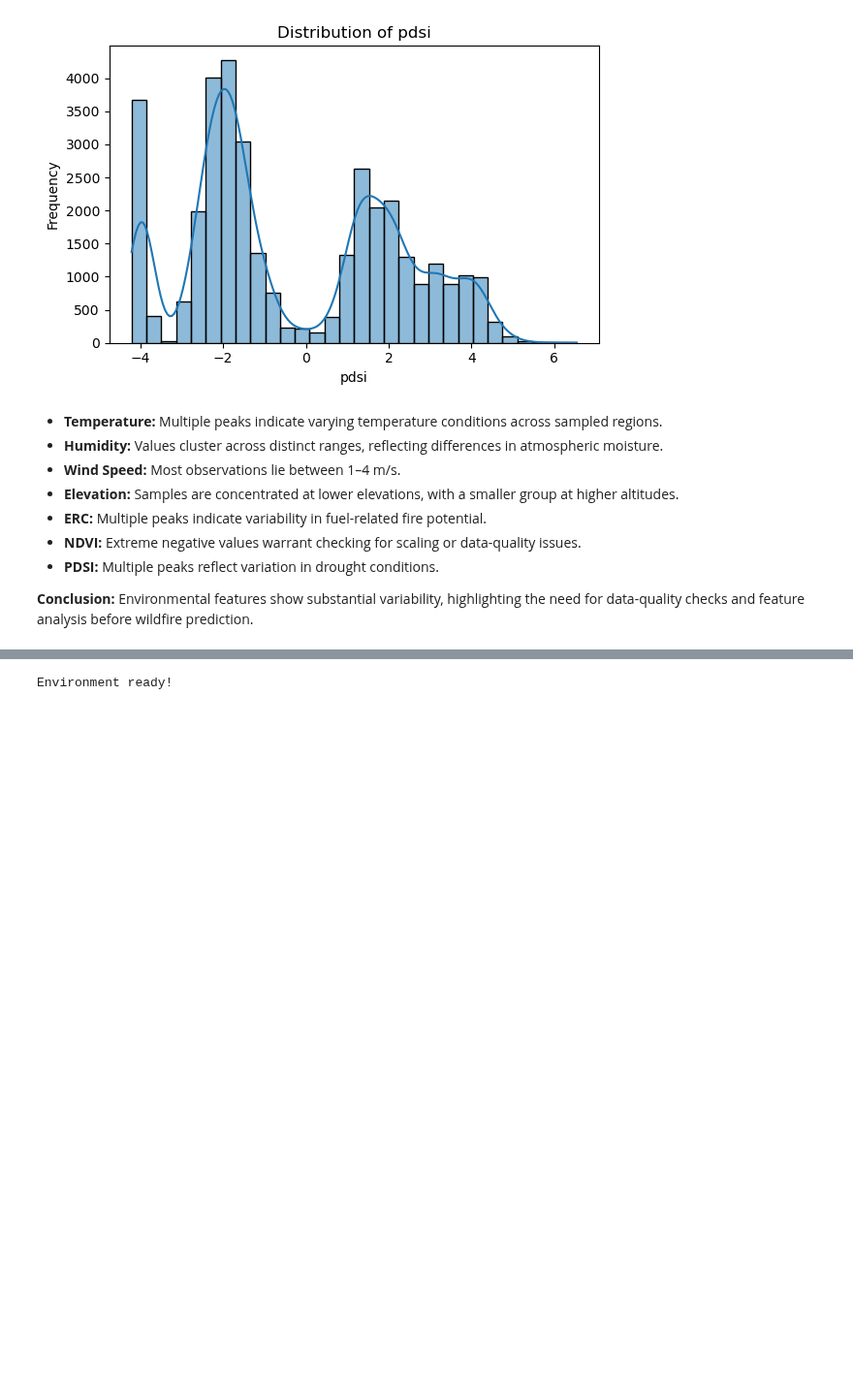
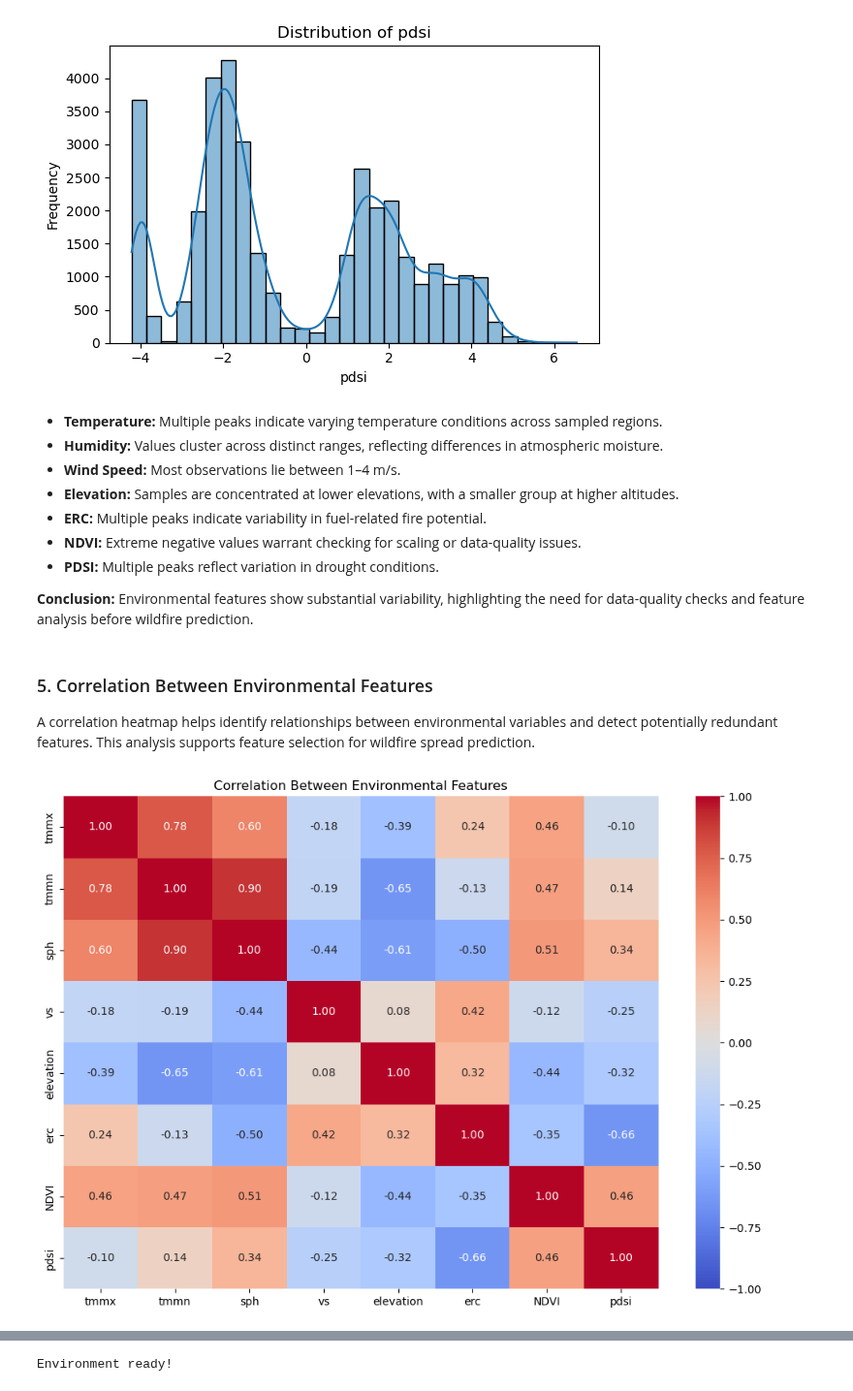
Before and after one commit to connectwithvanshika/TensorTitans_SectionC, a Jupyter notebook: notebooks/02_eda_and_data_quality.ipynb, the cells around one changed output, grey strips where cells are left out. Shown at 97% size. Saved outputs shown, nothing was run; the diff lists cells and outputs as text; code cells hidden in the pictures; blank space fills up the shorter version.

Commit message:
Add environmental feature correlation heatmap

```diff
--- a/notebooks/02_eda_and_data_quality.ipynb
+++ b/notebooks/02_eda_and_data_quality.ipynb
@@ -167,3 +167,33 @@ for feature in features:
 - **PDSI:** Multiple peaks reflect variation in drought conditions.
 
 **Conclusion:** Environmental features show substantial variability, highlighting the need for data-quality checks and feature analysis before wildfire prediction.
+# %% [markdown]
+### 5. Correlation Between Environmental Features
+
+A correlation heatmap helps identify relationships between environmental variables and detect potentially redundant features. This analysis supports feature selection for wildfire spread prediction.
+# %%
+features = [
+    "tmmx", "tmmn", "sph", "vs",
+    "elevation", "erc", "NDVI", "pdsi"
+]
+
+plt.figure(figsize=(10, 7))
+
+correlation = tabular_df[features].corr()
+
+sns.heatmap(
+    correlation,
+    annot=True,
+    cmap="coolwarm",
+    fmt=".2f",
+    vmin=-1,
+    vmax=1
+)
+
+plt.title("Correlation Between Environmental Features")
+plt.tight_layout()
+plt.savefig(os.path.join(fig_dir, "correlation_heatmap.png"), dpi=250)
+plt.show()
+plt.close()
+# %% [output]
+[figure, added]
```
Also changed, not shown: parts of 1 cell of this notebook.
